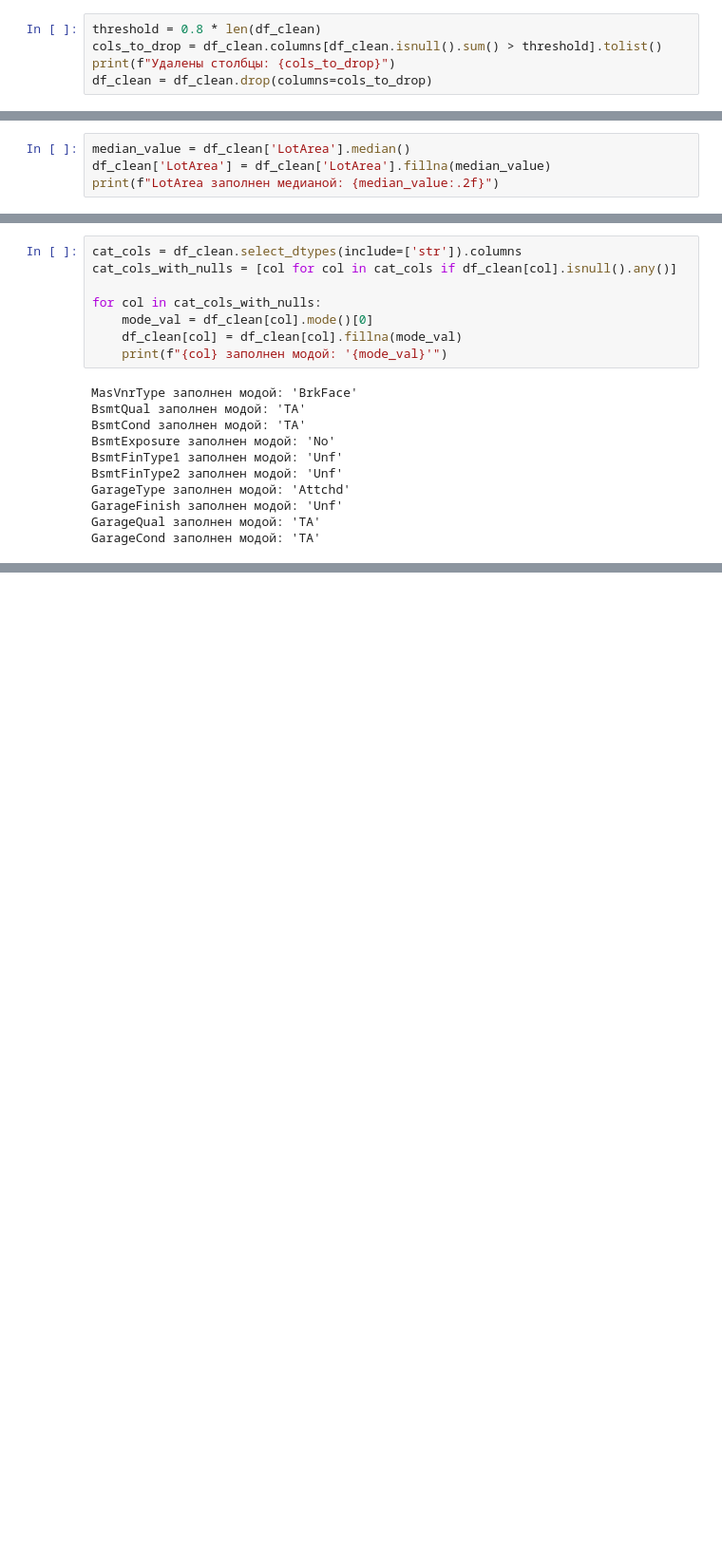
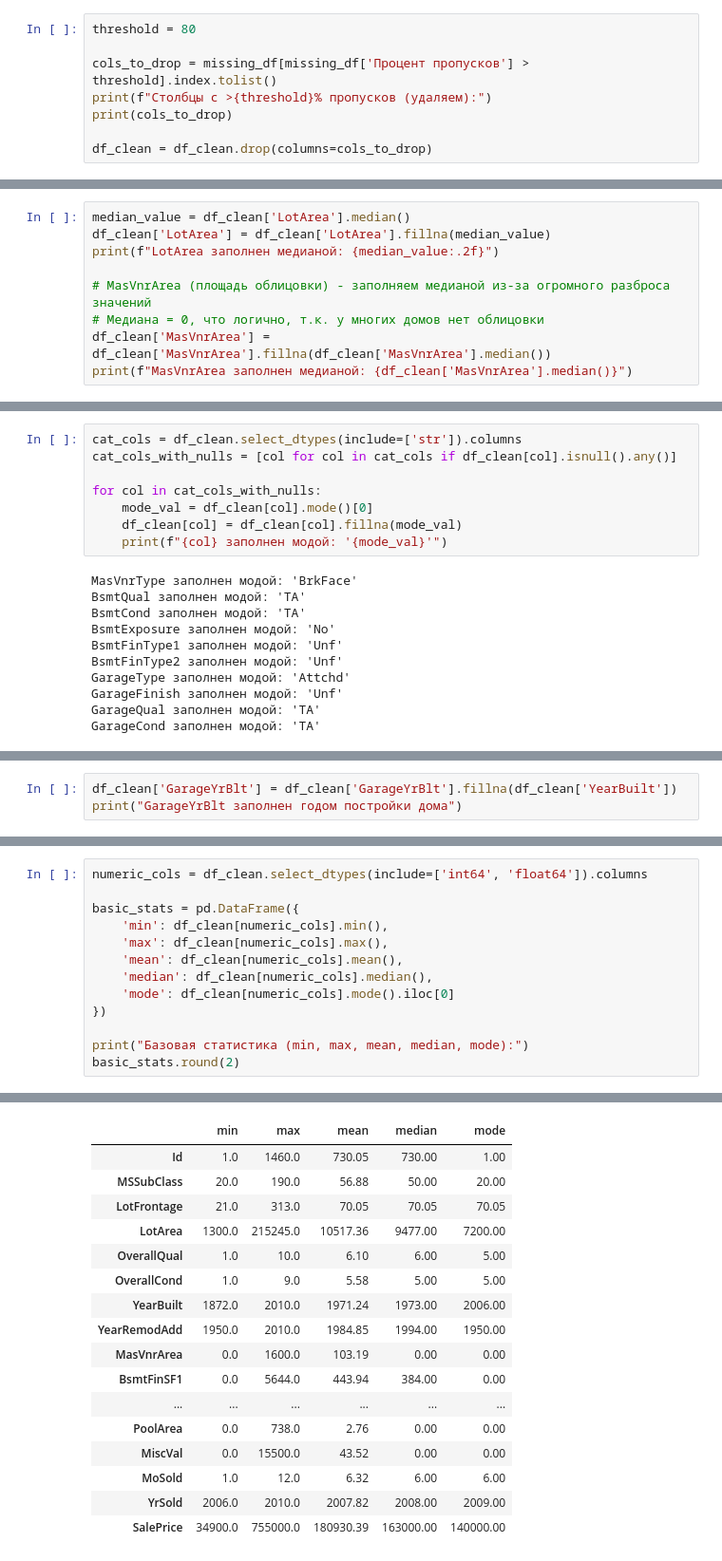
Before and after one commit to maria11-lab/Ml_course_homework, a Jupyter notebook: hw02_/hw02_data.ipynb, the cells around one changed output, grey strips where cells are left out. Shown at 95% size. Saved outputs shown, nothing was run; the diff lists cells and outputs as text; blank space fills up the shorter version.

```diff
--- a/hw02_/hw02_data.ipynb
+++ b/hw02_/hw02_data.ipynb
@@ -202,8 +202,11 @@ print(f"Строк после удаления пропуска в Electrical: {
  </p>
 </div>
 # %%
-threshold = 0.8 * len(df_clean)
-cols_to_drop = df_clean.columns[df_clean.isnull().sum() > threshold].tolist()
-print(f"Удалены столбцы: {cols_to_drop}")
+threshold = 80
+
+cols_to_drop = missing_df[missing_df['Процент пропусков'] > threshold].index.tolist()
+print(f"Столбцы с >{threshold}% пропусков (удаляем):")
+print(cols_to_drop)
+
 df_clean = df_clean.drop(columns=cols_to_drop)
 # %% [output]
@@ -230,5 +234,10 @@ LotFrontage заполнен средним: 70.05
 median_value = df_clean['LotArea'].median()
 df_clean['LotArea'] = df_clean['LotArea'].fillna(median_value)
 print(f"LotArea заполнен медианой: {median_value:.2f}")
+
+# MasVnrArea (площадь облицовки) - заполняем медианой из-за огромного разброса значений
+# Медиана = 0, что логично, т.к. у многих домов нет облицовки
+df_clean['MasVnrArea'] = df_clean['MasVnrArea'].fillna(df_clean['MasVnrArea'].median())
+print(f"MasVnrArea заполнен медианой: {df_clean['MasVnrArea'].median()}")
 # %% [output]
 LotArea заполнен медианой: 9477.00
@@ -272,0 +289,3 @@ GarageCond заполнен модой: 'TA'
+# %%
+df_clean['GarageYrBlt'] = df_clean['GarageYrBlt'].fillna(df_clean['YearBuilt'])
+print("GarageYrBlt заполнен годом постройки дома")
@@ -272,0 +300,14 @@ GarageCond заполнен модой: 'TA'
+# %%
+numeric_cols = df_clean.select_dtypes(include=['int64', 'float64']).columns
+
+basic_stats = pd.DataFrame({
+    'min': df_clean[numeric_cols].min(),
+    'max': df_clean[numeric_cols].max(),
+    'mean': df_clean[numeric_cols].mean(),
+    'median': df_clean[numeric_cols].median(),
+    'mode': df_clean[numeric_cols].mode().iloc[0]
+})
+
+print("Базовая статистика (min, max, mean, median, mode):")
+basic_stats.round(2)
+# %% [output]
@@ -272,0 +315,17 @@ GarageCond заполнен модой: 'TA'
+|  | min | max | mean | median | mode |
+| Id | 1.0 | 1460.0 | 730.05 | 730.00 | 1.00 |
+| MSSubClass | 20.0 | 190.0 | 56.88 | 50.00 | 20.00 |
+| LotFrontage | 21.0 | 313.0 | 70.05 | 70.05 | 70.05 |
+| LotArea | 1300.0 | 215245.0 | 10517.36 | 9477.00 | 7200.00 |
+| OverallQual | 1.0 | 10.0 | 6.10 | 6.00 | 5.00 |
+| OverallCond | 1.0 | 9.0 | 5.58 | 5.00 | 5.00 |
+| YearBuilt | 1872.0 | 2010.0 | 1971.24 | 1973.00 | 2006.00 |
+| YearRemodAdd | 1950.0 | 2010.0 | 1984.85 | 1994.00 | 1950.00 |
+| MasVnrArea | 0.0 | 1600.0 | 103.19 | 0.00 | 0.00 |
+| BsmtFinSF1 | 0.0 | 5644.0 | 443.94 | 384.00 | 0.00 |
+| ... | ... | ... | ... | ... | ... |
+| PoolArea | 0.0 | 738.0 | 2.76 | 0.00 | 0.00 |
+| MiscVal | 0.0 | 15500.0 | 43.52 | 0.00 | 0.00 |
+| MoSold | 1.0 | 12.0 | 6.32 | 6.00 | 6.00 |
+| YrSold | 2006.0 | 2010.0 | 2007.82 | 2008.00 | 2009.00 |
+| SalePrice | 34900.0 | 755000.0 | 180930.39 | 163000.00 | 140000.00 |
```
Also changed, not shown: parts of 12 cells of this notebook.
